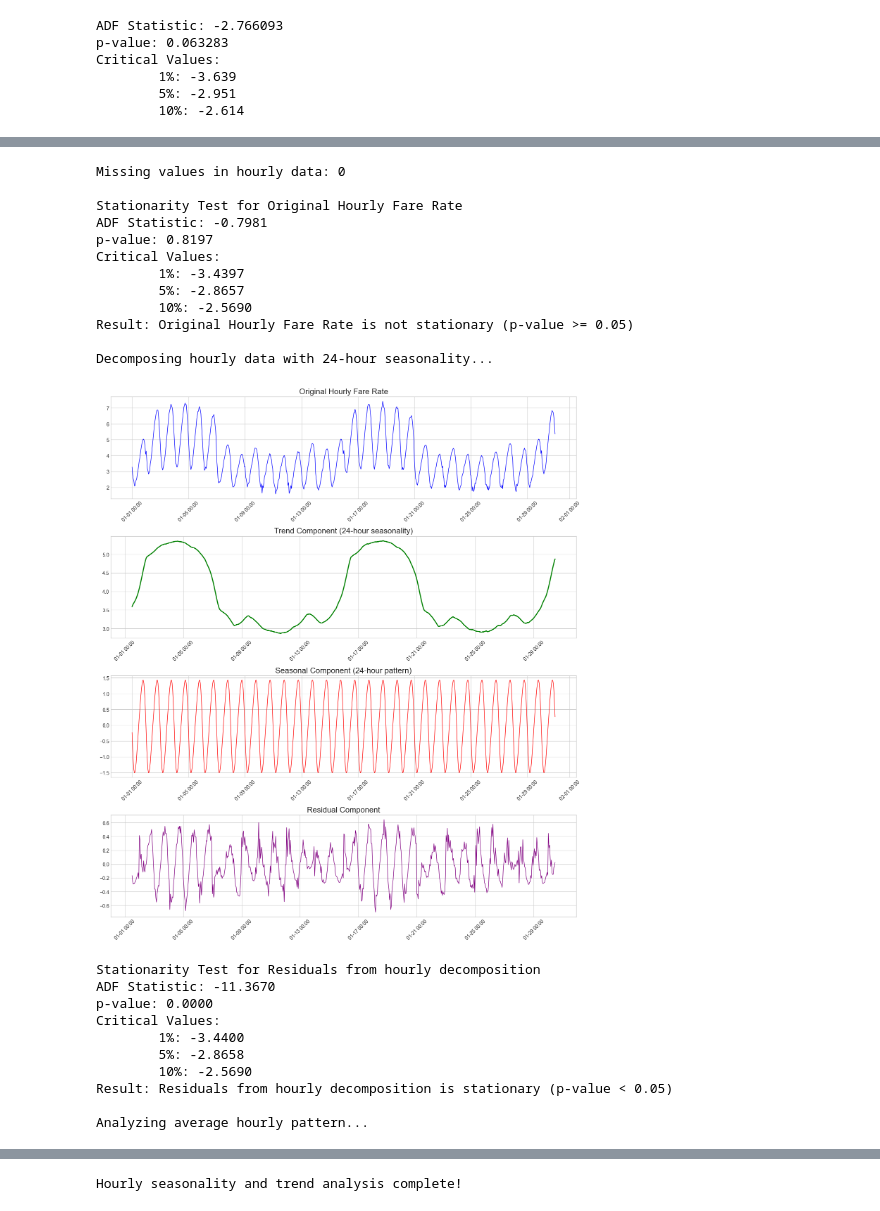
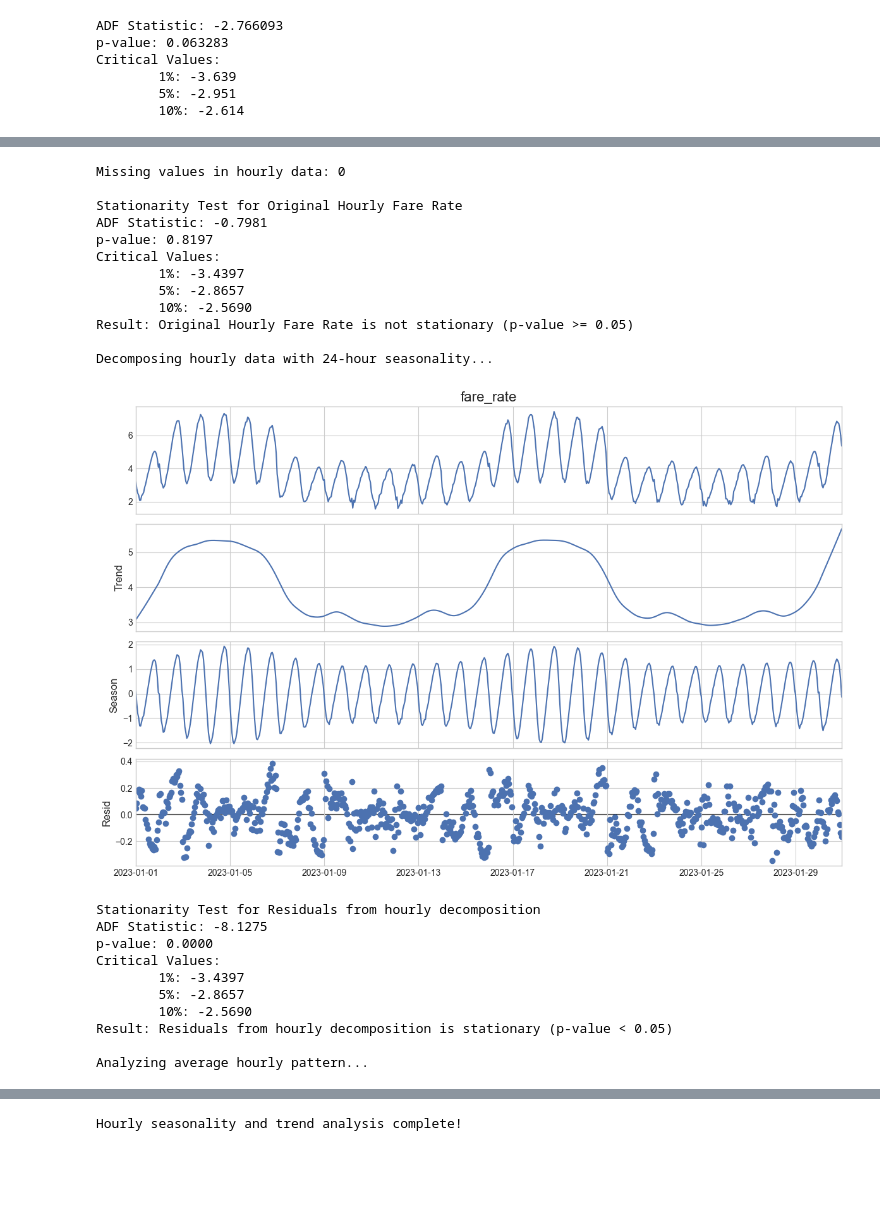
Before and after one commit to tanmayrainanda/baby-driver, a Jupyter notebook: stationarity.ipynb, the cells around one changed output, grey strips where cells are left out. Saved outputs shown, nothing was run; the diff lists cells and outputs as text; code cells hidden in the pictures; blank space fills up the shorter version.

```diff
--- a/stationarity.ipynb
+++ b/stationarity.ipynb
@@ -549,35 +528,36 @@ run_adf_test(hourly_data, "Original Hourly Fare Rate")
 
 # Decompose hourly data with 24-hour seasonality (daily pattern)
 print("\nDecomposing hourly data with 24-hour seasonality...")
-hourly_decomp = seasonal_decompose(hourly_data, model='additive', period=24)
+hourly_decomp = STL(hourly_data).fit()
 
-# Plot decomposed hourly data
-fig, axes = plt.subplots(4, 1, figsize=(14, 16))
+# # Plot decomposed hourly data
+# fig, axes = plt.subplots(4, 1, figsize=(14, 16))
 
-# Original series
-axes[0].plot(hourly_data, color='blue', linewidth=1)
-axes[0].set_title('Original Hourly Fare Rate')
-axes[0].xaxis.set_major_formatter(mdates.DateFormatter('%m-%d %H:%M'))
-axes[0].tick_params(axis='x', rotation=45)
+# # Original series
+# axes[0].plot(hourly_data, color='blue', linewidth=1)
+# axes[0].set_title('Original Hourly Fare Rate')
+# axes[0].xaxis.set_major_formatter(mdates.DateFormatter('%m-%d %H:%M'))
+# axes[0].tick_params(axis='x', rotation=45)
 
-# Trend component
-axes[1].plot(hourly_decomp.trend, color='green', linewidth=2)
-axes[1].set_title('Trend Component (24-hour seasonality)')
-axes[1].xaxis.set_major_formatter(mdates.DateFormatter('%m-%d %H:%M'))
-axes[1].tick_params(axis='x', rotation=45)
+# # Trend component
+# axes[1].plot(hourly_decomp.trend, color='green', linewidth=2)
+# axes[1].set_title('Trend Component (24-hour seasonality)')
+# axes[1].xaxis.set_major_formatter(mdates.DateFormatter('%m-%d %H:%M'))
+# axes[1].tick_params(axis='x', rotation=45)
 
-# Seasonal component
-axes[2].plot(hourly_decomp.seasonal, color='red', linewidth=1)
-axes[2].set_title('Seasonal Component (24-hour pattern)')
-axes[2].xaxis.set_major_formatter(mdates.DateFormatter('%m-%d %H:%M'))
-axes[2].tick_params(axis='x', rotation=45)
+# # Seasonal component
+# axes[2].plot(hourly_decomp.seasonal, color='red', linewidth=1)
+# axes[2].set_title('Seasonal Component (24-hour pattern)')
+# axes[2].xaxis.set_major_formatter(mdates.DateFormatter('%m-%d %H:%M'))
+# axes[2].tick_params(axis='x', rotation=45)
 
-# Residual component
-axes[3].plot(hourly_decomp.resid, color='purple', linewidth=1)
-axes[3].set_title('Residual Component')
-axes[3].xaxis.set_major_formatter(mdates.DateFormatter('%m-%d %H:%M'))
-axes[3].tick_params(axis='x', rotation=45)
+# # Residual component
+# axes[3].plot(hourly_decomp.resid, color='purple', linewidth=1)
+# axes[3].set_title('Residual Component')
+# axes[3].xaxis.set_major_formatter(mdates.DateFormatter('%m-%d %H:%M'))
+# axes[3].tick_params(axis='x', rotation=45)
 
+hourly_decomp.plot()
 plt.tight_layout()
 plt.savefig('nimu_plots/hourly_decomposition.png', dpi=300, bbox_inches='tight')
 plt.show()
@@ -605,40 +585,40 @@ if len(hourly_decomp.trend) >= 24 * trend_days:
     plt.figure(figsize=(16, 8))
     plt.plot(hourly_decomp.trend[:24*trend_days], linewidth=2.5, color='darkgreen')
     plt.title(f'Fare Rate Trend Over {trend_days} Days (24-hour seasonality)')
     plt.xlabel('Time')
     plt.ylabel('Trend Value')
     plt.grid(True)
 
     # Format x-axis to show date and time
     plt.gca().xaxis.set_major_formatter(mdates.DateFormatter('%m-%d %H:%M'))
     plt.gca().xaxis.set_major_locator(mdates.HourLocator(interval=6))  # Show tick every 6 hours
     plt.tick_params(axis='x', rotation=45)
 
     plt.tight_layout()
     plt.savefig('nimu_plots/hourly_trend_multiday.png', dpi=300, bbox_inches='tight')
     plt.show()
 
 print("Hourly seasonality and trend analysis complete!")
 # %% [output]
 Missing values in hourly data: 0
 
 Stationarity Test for Original Hourly Fare Rate
 ADF Statistic: -0.7981
 p-value: 0.8197
 Critical Values:
         1%: -3.4397
         5%: -2.8657
         10%: -2.5690
 Result: Original Hourly Fare Rate is not stationary (p-value >= 0.05)
 
 Decomposing hourly data with 24-hour seasonality...
-[figure, old version]
+[figure, new version]
 Stationarity Test for Residuals from hourly decomposition
-ADF Statistic: -11.3670
+ADF Statistic: -8.1275
 p-value: 0.0000
 Critical Values:
-        1%: -3.4400
-        5%: -2.8658
+        1%: -3.4397
+        5%: -2.8657
         10%: -2.5690
 Result: Residuals from hourly decomposition is stationary (p-value < 0.05)
 
```
Also changed, not shown: parts of 8 cells of this notebook.
